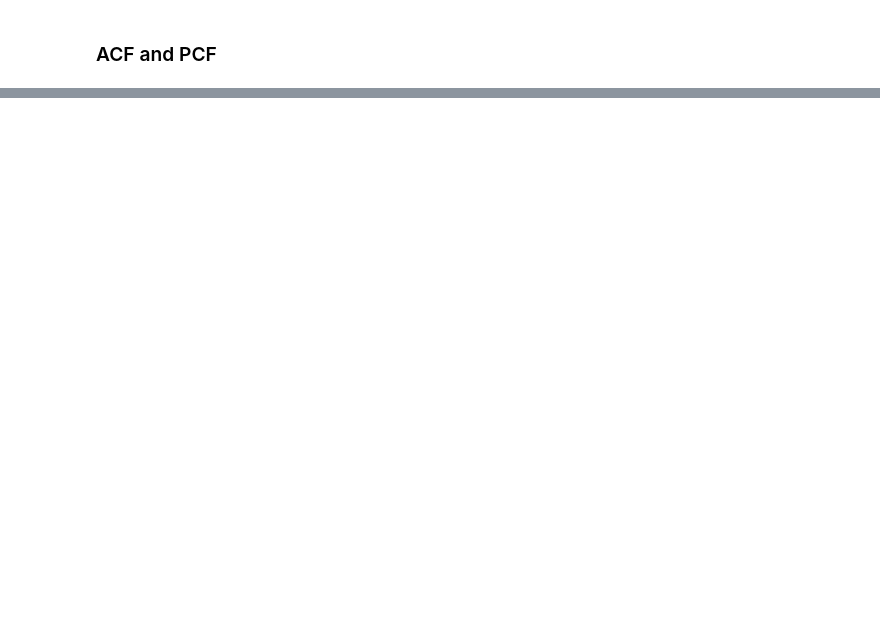
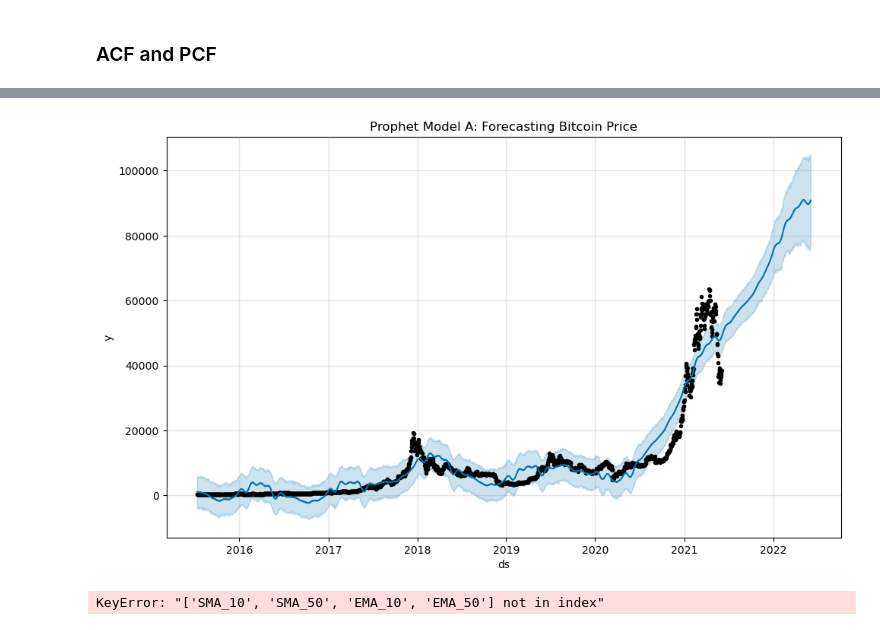
Before and after one commit to DoanNguyen2001/tap_bitcoin, a Jupyter notebook: bitcoin.ipynb, the cells around one changed output, grey strips where cells are left out. Drawn from its saved outputs; the diff is of its cells as text; code cells hidden in the pictures; blank space fills up the shorter version.

Commit message:
prediction with facebook prophet for model a

```diff
--- a/bitcoin.ipynb
+++ b/bitcoin.ipynb
@@ -582,0 +623,20 @@ plt.show()
+# %%
+# Import Prophet
+from prophet import Prophet
+
+# Prepare data for Prophet
+df_prophet = df[['date', 'price']].rename(columns={'date': 'ds', 'price': 'y'})
+
+# Initialize and fit the Prophet model
+model_A = Prophet()
+model_A.fit(df_prophet)
+
+# Forecast
+future = model_A.make_future_dataframe(periods=365)  # Forecast for the next year
+forecast_A = model_A.predict(future)
+
+# Plot the forecast
+model_A.plot(forecast_A)
+plt.title('Prophet Model A: Forecasting Bitcoin Price')
+plt.show()
+# %% [output]
@@ -583,3 +645,32 @@ plt.show()
+[figure, added]
+# %%
+# Prepare dataset with lag and moving averages
+df_prophet_b = df[['date', 'price', 'SMA_10', 'SMA_50', 'EMA_10', 'EMA_50']].rename(columns={'date': 'ds', 'price': 'y'})
+
+# Initialize and fit the Prophet model with additional features
+model_B = Prophet()
+model_B.add_regressor('SMA_10')
+model_B.add_regressor('SMA_50')
+model_B.add_regressor('EMA_10')
+model_B.add_regressor('EMA_50')
+
+model_B.fit(df_prophet_b)
+
+# Forecast
+future_b = model_B.make_future_dataframe(periods=365)
+future_b['SMA_10'] = df['SMA_10'].shift(1)
+future_b['SMA_50'] = df['SMA_50'].shift(1)
+future_b['EMA_10'] = df['EMA_10'].shift(1)
+future_b['EMA_50'] = df['EMA_50'].shift(1)
+
+forecast_B = model_B.predict(future_b)
+
+# Plot the forecast
+model_B.plot(forecast_B)
+plt.title('Prophet Model B: Forecasting with Moving Averages and Lag Variables')
+plt.show()
+# %% [output]
+KeyError: "['SMA_10', 'SMA_50', 'EMA_10', 'EMA_50'] not in index"
 # %%
 from sklearn.impute import KNNImputer
 
```
Also changed, not shown: parts of 19 cells of this notebook.
